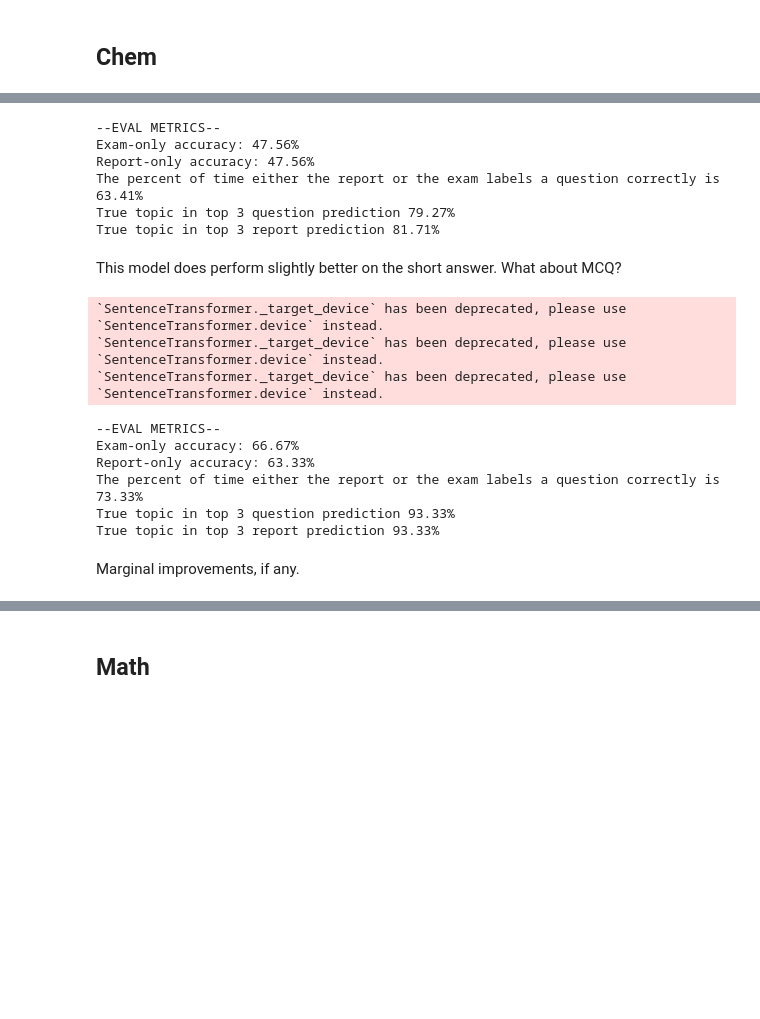
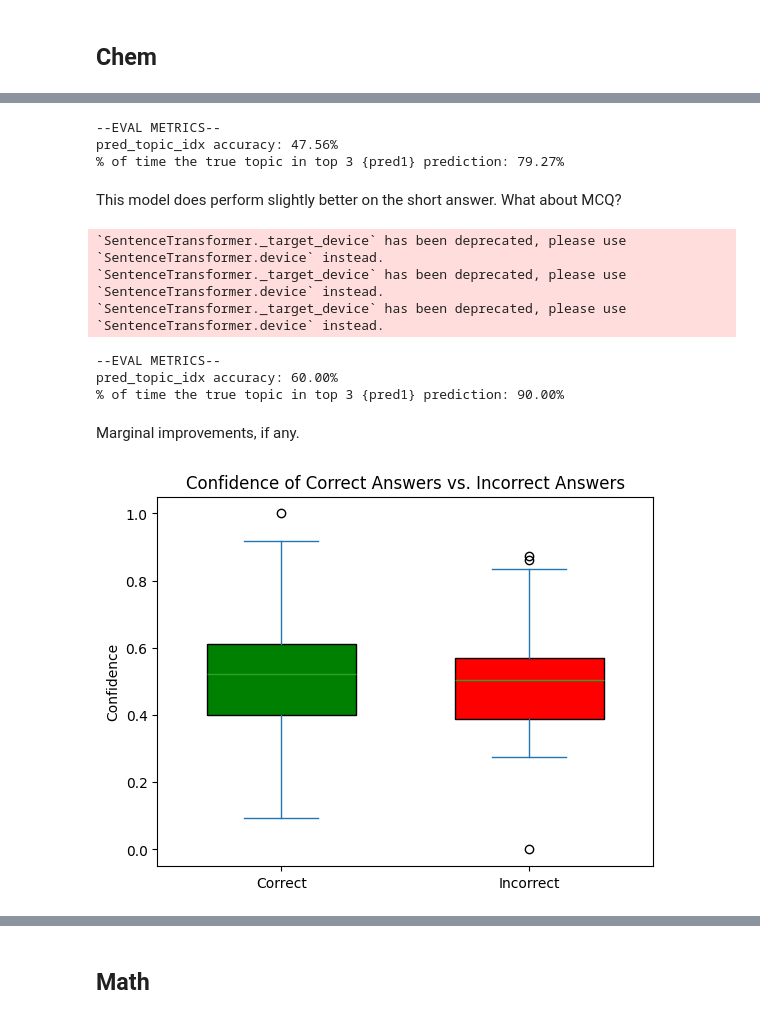
Before and after one commit to ykip10/Qlassifier, a Jupyter notebook: src/Qlassifier/transformer.ipynb, the cells around one changed output, grey strips where cells are left out. Drawn from its saved outputs; the diff is of its cells as text; code cells hidden in the pictures; blank space fills up the shorter version.

```diff
--- a/src/Qlassifier/transformer.ipynb
+++ b/src/Qlassifier/transformer.ipynb
@@ -286,7 +296,7 @@ Also, we learnt that this model actually performs substantially better in the ma
 # %% [markdown]
 ## Chem
 # %%
-pred_df, cos_qn, cos_rp  = get_predictions(
+pred_df2, cos_qn2, cos_rp2  = get_predictions(
     qn_df, sd_df, labels=true_topic_indices, model=model2, subject="Chemistry", instruct=True
 )
 pred_df.head(5)
@@ -303,28 +313,26 @@ pred_df.head(5)
 # %%
-evaluate_predictions(pred_df, cos_qn, cos_rp)
+evaluate_predictions(pred_df2, cos_qn2)
 # %% [output]
 --EVAL METRICS--
-Exam-only accuracy: 47.56%
-Report-only accuracy: 47.56%
-The percent of time either the report or the exam labels a question correctly is 63.41%
-True topic in top 3 question prediction 79.27%
-True topic in top 3 report prediction 81.71%
+pred_topic_idx accuracy: 47.56%
+% of time the true topic in top 3 {pred1} prediction: 79.27%
 # %% [markdown]
 This model does perform slightly better on the short answer. What about MCQ?
 # %%
-mcq_df, cos_qn_mcq, cos_rp_mcq = get_predictions(
+mcq_df2, cos_qn_mcq2, cos_rp_mcq2 = get_predictions(
     qn_df, sd_df, labels=true_topic_mcq, model=model2, subject="Chemistry", instruct=True
 )
-evaluate_predictions(mcq_df, cos_qn_mcq, cos_rp_mcq)
+evaluate_predictions(mcq_df, cos_qn_mcq)
 # %% [output]
 `SentenceTransformer._target_device` has been deprecated, please use `SentenceTransformer.device` instead.
 `SentenceTransformer._target_device` has been deprecated, please use `SentenceTransformer.device` instead.
 `SentenceTransformer._target_device` has been deprecated, please use `SentenceTransformer.device` instead.
 --EVAL METRICS--
-Exam-only accuracy: 66.67%
-Report-only accuracy: 63.33%
-The percent of time either the report or the exam labels a question correctly is 73.33%
-True topic in top 3 question prediction 93.33%
-True topic in top 3 report prediction 93.33%
+pred_topic_idx accuracy: 60.00%
+% of time the true topic in top 3 {pred1} prediction: 90.00%
 # %% [markdown]
 Marginal improvements, if any.
+# %%
+plot_conf(pred_df2)
+# %% [output]
+[figure, added]
```
Also changed, not shown: parts of 22 cells of this notebook, 7 other files.
